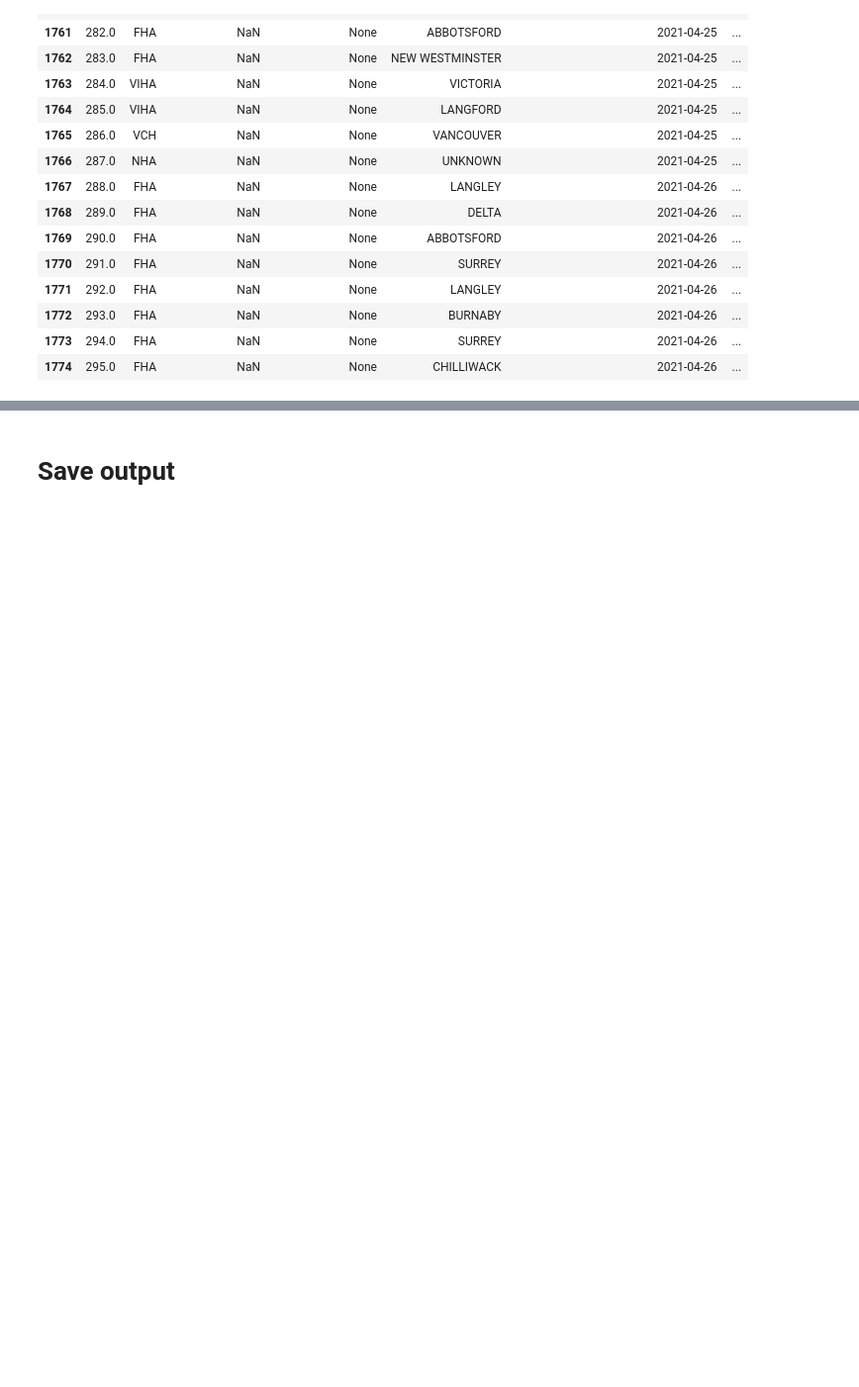
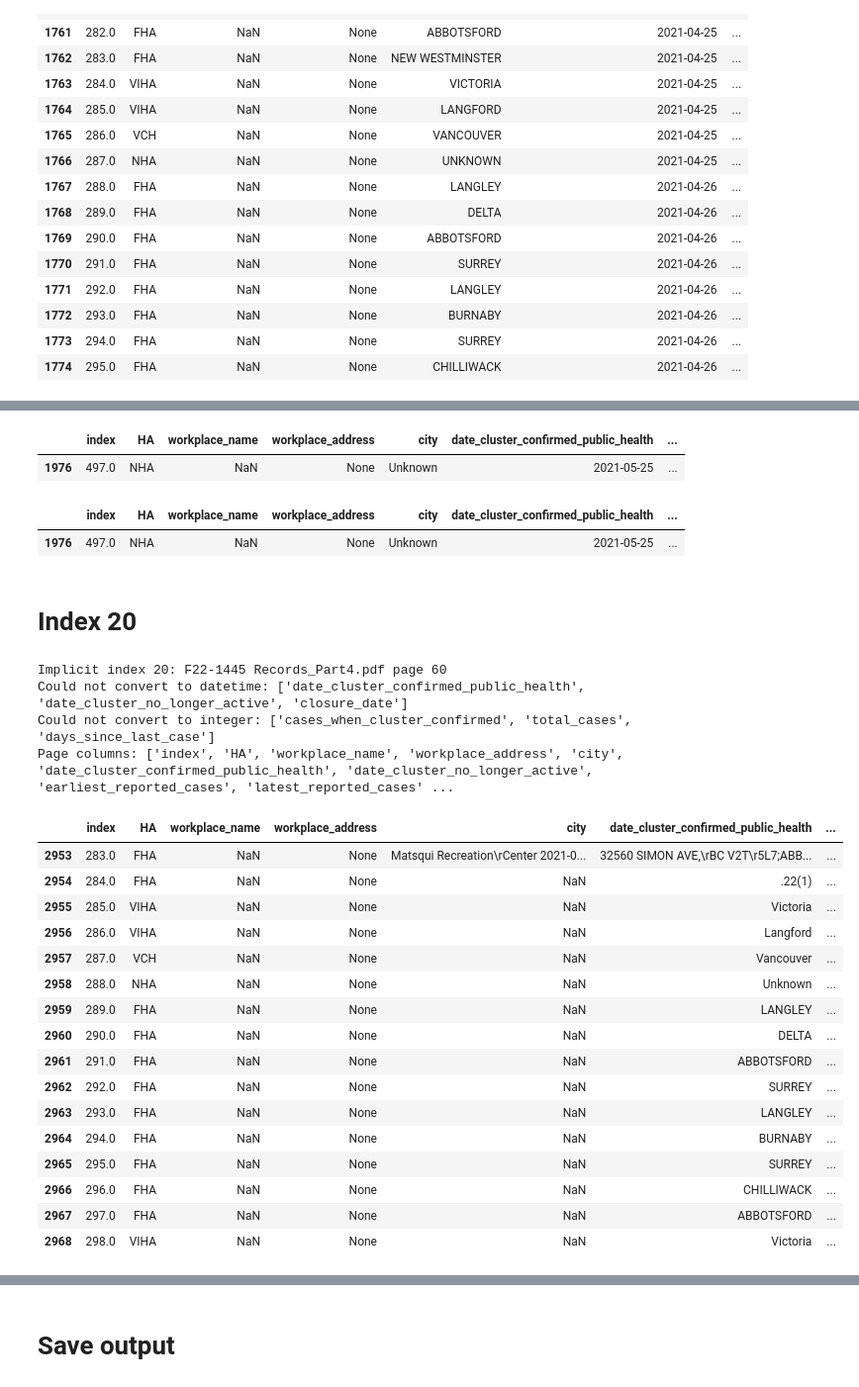
Before and after one commit to silvhua/BC-Covid-workplace-closures, a Jupyter notebook: notebooks/2023-04-28 align columns.ipynb, the cells around one changed output, grey strips where cells are left out. Shown at 99% size. Saved outputs shown, nothing was run; the diff lists cells and outputs as text; code cells hidden in the pictures; blank space fills up the shorter version.

Commit message:
fixed up to problem page index 19

```diff
--- a/notebooks/2023-04-28 align columns.ipynb
+++ b/notebooks/2023-04-28 align columns.ipynb
@@ -161,3 +163,37 @@ def view_problem_page(index, problem_pages_df=problem_pages, problem_rows_df=pro
+# %%
+def view_problem_page(index, problem_pages_df=problem_pages, problem_rows_df=problem_rows,
+    part_num_column = 'file', page_num_column = 'doc_page_number'):
+    date_columns = [
+        'date_cluster_confirmed_public_health', 'date_cluster_no_longer_active',
+        'earliest_reported_cases', 'latest_reported_cases',
+        'closure_date',
+    ]
+    integer_columns = [
+        'cases_when_cluster_confirmed',
+        'total_cases', 'days_since_last_case',
+    ]
+    file = problem_pages_df.iloc[index][part_num_column]
+    page_num = problem_pages_df.iloc[index][page_num_column]
+    print(f'Implicit index {index}: {file} page {page_num}')
+    filter = (problem_rows_df[part_num_column] == file) & (problem_rows_df[page_num_column] == page_num)
+    page = problem_rows_df[filter]
+    page_copy = page.copy()
+    problem_date_columns = []
+    problem_integer_columns = []
+    for column in date_columns:
+        try:
+            page_copy[column] = page_copy[column].apply(pd.to_datetime, format='%m/%d/%Y')
+        except:
+            problem_date_columns.append(column)
+    for column in integer_columns:
+        try:
+            page_copy[column] = page_copy[column].apply(pd.to_numeric)
+        except:
+            problem_integer_columns.append(column)
+    print(f'Could not convert to datetime: {[column for column in problem_date_columns]}')
+    print(f'Could not convert to integer: {[column for column in problem_integer_columns]}')
+    print(f'Page columns: {[column for column in page.columns]}')
+    return page
 # %% [markdown]
 ### `view_page` function
 # %%
@@ -742,0 +1446,38 @@ fixed_df_dict['Part2_page125']
+# %%
+fixed_df_dict['Part2_page140']
+# %% [output]
+|  | index | HA | workplace_name | workplace_address | city | date_cluster_confirmed_public_health | ... |
+| 1976 | 497.0 | NHA | NaN | None | Unknown | 2021-05-25 | ... |
+# %%
+fixed_df_dict['Part2_page140']['cluster_closed_epidate'] = '13-4441094'
+fixed_df_dict['Part2_page140']
+# %% [output]
+|  | index | HA | workplace_name | workplace_address | city | date_cluster_confirmed_public_health | ... |
+| 1976 | 497.0 | NHA | NaN | None | Unknown | 2021-05-25 | ... |
+# %% [markdown]
+# Index 20
+# %%
+index = 20
+view_problem_page(index) #pdf p. 133
+# %% [output]
+Implicit index 20: F22-1445 Records_Part4.pdf page 60
+Could not convert to datetime: ['date_cluster_confirmed_public_health', 'date_cluster_no_longer_active', 'closure_date']
+Could not convert to integer: ['cases_when_cluster_confirmed', 'total_cases', 'days_since_last_case']
+Page columns: ['index', 'HA', 'workplace_name', 'workplace_address', 'city', 'date_cluster_confirmed_public_health', 'date_cluster_no_longer_active', 'earliest_reported_cases', 'latest_reported_cases' ...
+|  | index | HA | workplace_name | workplace_address | city | date_cluster_confirmed_public_health | ... |
+| 2953 | 283.0 | FHA | NaN | None | Matsqui Recreation\rCenter 2021-0... | 32560 SIMON AVE,\rBC V2T\r5L7;ABB... | ... |
+| 2954 | 284.0 | FHA | NaN | None | NaN | .22(1) | ... |
+| 2955 | 285.0 | VIHA | NaN | None | NaN | Victoria | ... |
+| 2956 | 286.0 | VIHA | NaN | None | NaN | Langford | ... |
+| 2957 | 287.0 | VCH | NaN | None | NaN | Vancouver | ... |
+| 2958 | 288.0 | NHA | NaN | None | NaN | Unknown | ... |
+| 2959 | 289.0 | FHA | NaN | None | NaN | LANGLEY | ... |
+| 2960 | 290.0 | FHA | NaN | None | NaN | DELTA | ... |
+| 2961 | 291.0 | FHA | NaN | None | NaN | ABBOTSFORD | ... |
+| 2962 | 292.0 | FHA | NaN | None | NaN | SURREY | ... |
+| 2963 | 293.0 | FHA | NaN | None | NaN | LANGLEY | ... |
+| 2964 | 294.0 | FHA | NaN | None | NaN | BURNABY | ... |
+| 2965 | 295.0 | FHA | NaN | None | NaN | SURREY | ... |
+| 2966 | 296.0 | FHA | NaN | None | NaN | CHILLIWACK | ... |
+| 2967 | 297.0 | FHA | NaN | None | NaN | ABBOTSFORD | ... |
+| 2968 | 298.0 | VIHA | NaN | None | NaN | Victoria | ... |
```
Also changed, not shown: parts of 50 cells of this notebook, 1 other file.
